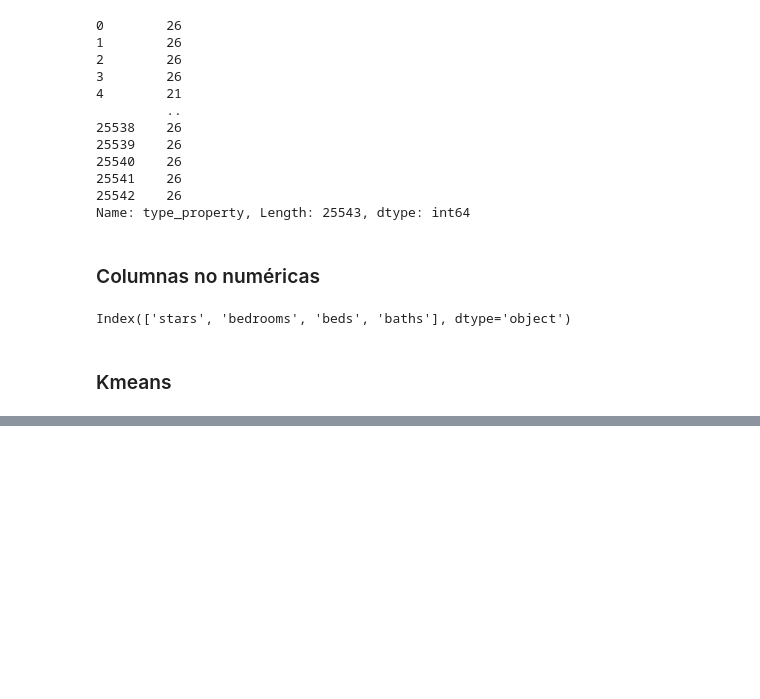
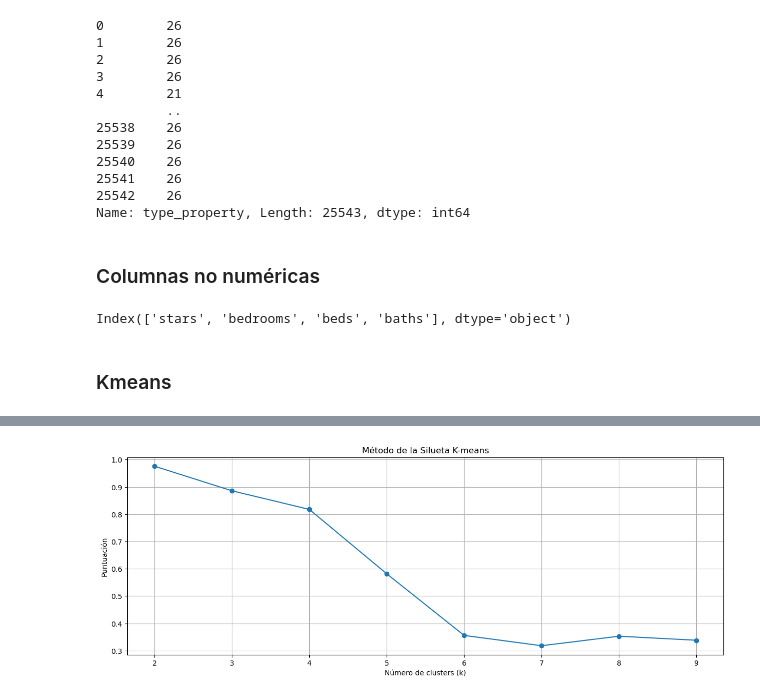
Before and after one commit to EstebanGomezVal/iteso-data-analytics, a Jupyter notebook: notebooks/Kmeans_madrid.ipynb, the cells around one changed output, grey strips where cells are left out. Saved outputs shown, nothing was run; the diff lists cells and outputs as text; code cells hidden in the pictures; blank space fills up the shorter version.

```diff
--- a/notebooks/Kmeans_madrid.ipynb
+++ b/notebooks/Kmeans_madrid.ipynb
@@ -491,0 +525,23 @@ KMeans does not accept missing values encoded as NaN natively. For supervised le
+# %%
+resultados = []
+
+k_range = range(2, 10)
+
+for k in k_range:
+    kmeans = KMeans(n_clusters = k, random_state = 20)
+    cluster_labels = kmeans.fit_predict(X)
+    promedio = silhouette_score(X, cluster_labels)
+    resultados.append(promedio)
+
+optimal_k = k_range[np.argmax(resultados)]
+
+plt.figure(figsize=(15, 5))
+plt.plot(k_range, resultados, marker = 'o')
+plt.title('Método de la Silueta K-means')
+plt.ylabel('Puntuación')
+plt.xlabel('Número de clusters (k)')
+plt.xticks(k_range)
+plt.grid()
+plt.show()
+# %% [output]
+[figure, added]
```
Also changed, not shown: parts of 12 cells of this notebook.
